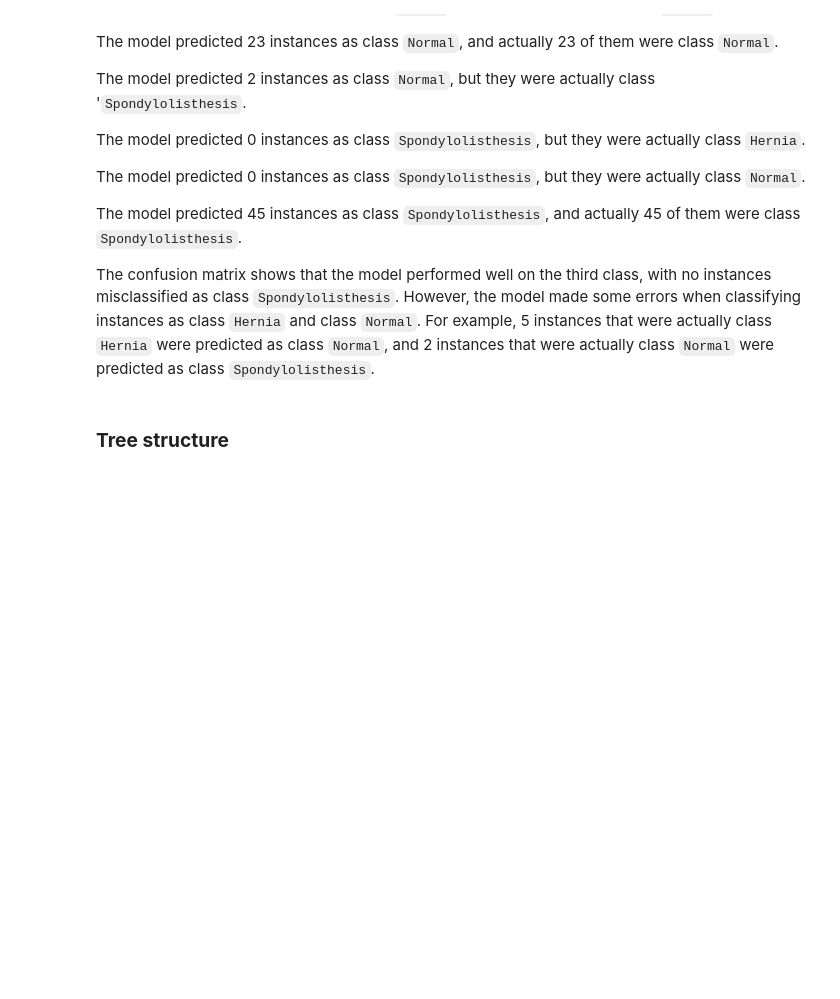
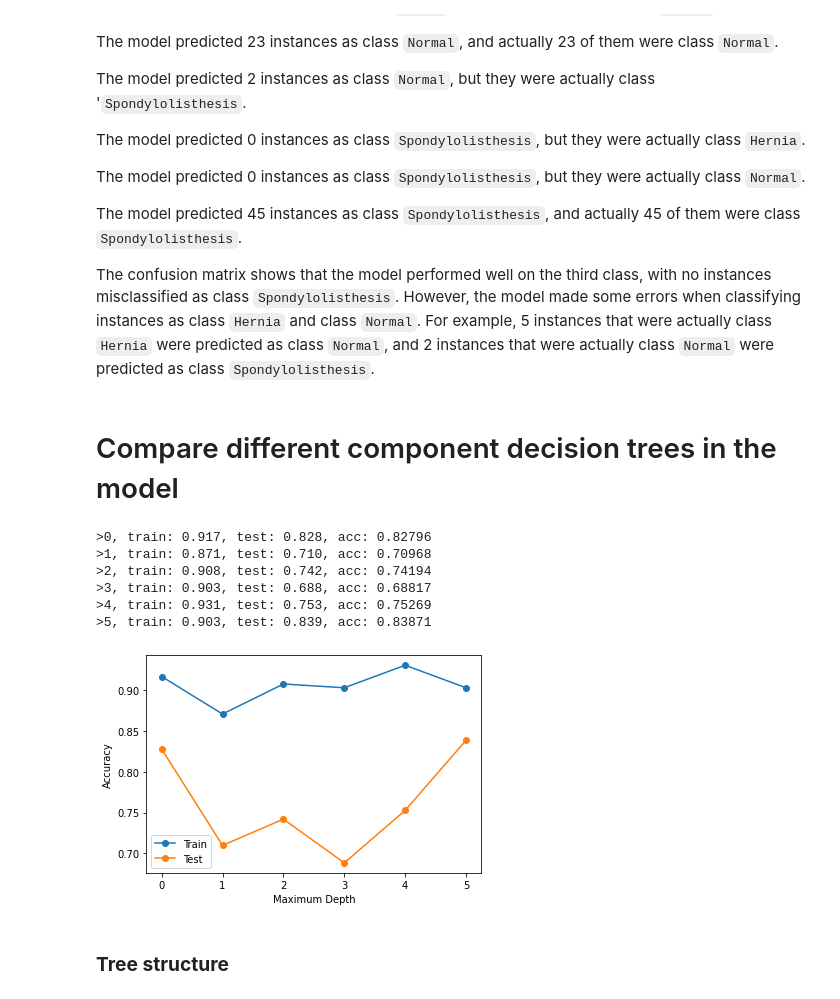
Before and after one commit to cityu-assignment/CS3481-assignment2, a Jupyter notebook: cs3481_asm.ipynb, the cells around one changed output. Drawn from its saved outputs; the diff is of its cells as text; code cells hidden in the pictures; blank space fills up the shorter version.

```diff
--- a/cs3481_asm.ipynb
+++ b/cs3481_asm.ipynb
@@ -95,0 +107,8 @@ y = label_encoder.transform(df['class'])
+# %%
+def plotTreeTrainTest(iterator, train_errors, test_errors):
+  plt.plot(iterator, train_errors, '-o', label='Train')
+  plt.plot(iterator, test_errors, '-o', label='Test')
+  plt.ylabel('Accuracy')
+  plt.xlabel('Maximum Depth')
+  plt.legend()
+  plt.show()
@@ -256,6 +261,31 @@ The model predicted 0 instances as class `Spondylolisthesis`, but they were actu
 The model predicted 45 instances as class `Spondylolisthesis`, and actually 45 of them were class `Spondylolisthesis`.
 
 The confusion matrix shows that the model performed well on the third class, with no instances misclassified as class `Spondylolisthesis`. However, the model made some errors when classifying instances as class `Hernia` and class `Normal`. For example, 5 instances that were actually class `Hernia` were predicted as class `Normal`, and 2 instances that were actually class `Normal` were predicted as class `Spondylolisthesis`.
+# %% [markdown]
+# Compare different component decision trees in the model
+# %%
+componentTree_iterator = [i for i in range(0, n_estimators)]
+
+train_errors = []
+test_errors = []
+
+for i in componentTree_iterator:
+  componentTree = clf.estimators_[i]
+
+  trainAcc, testAcc = printAcc(i, componentTree)
+
+  train_errors.append(trainAcc)
+  test_errors.append(testAcc)
+
+plotTreeTrainTest(componentTree_iterator, train_errors, test_errors)
+# %% [output]
+>0, train: 0.917, test: 0.828, acc: 0.82796
+>1, train: 0.871, test: 0.710, acc: 0.70968
+>2, train: 0.908, test: 0.742, acc: 0.74194
+>3, train: 0.903, test: 0.688, acc: 0.68817
+>4, train: 0.931, test: 0.753, acc: 0.75269
+>5, train: 0.903, test: 0.839, acc: 0.83871
+[figure, added]
 # %% [markdown]
 ### **Tree structure**
 # %%
```
Also changed, not shown: parts of 26 cells of this notebook.
